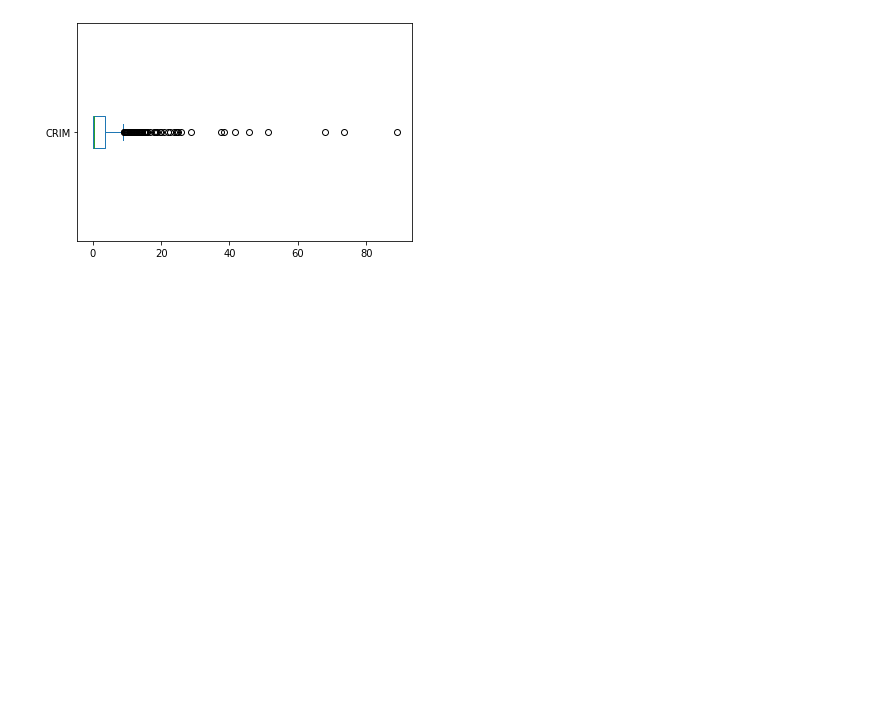
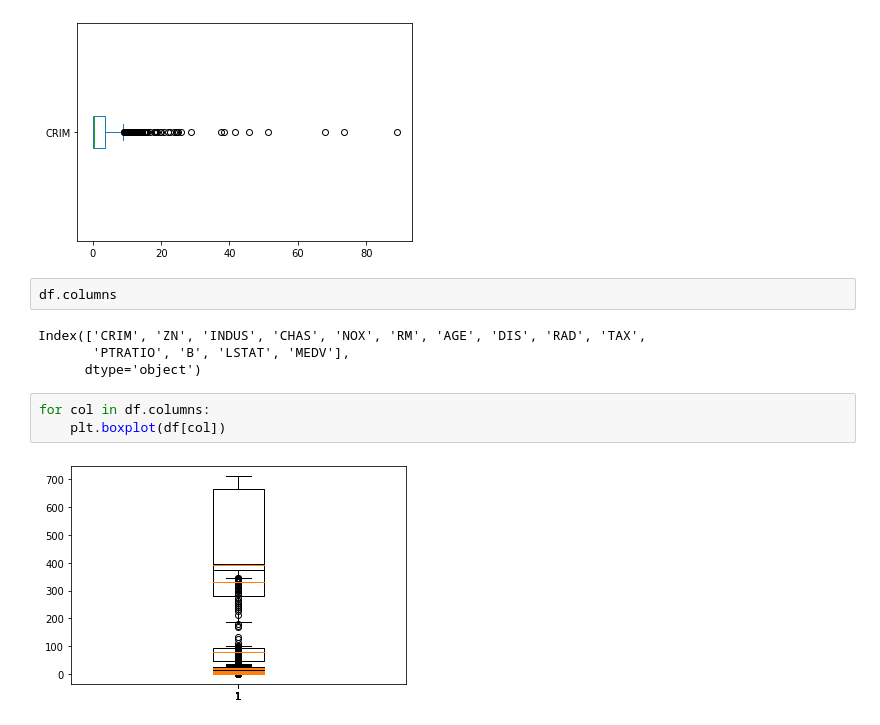
Before and after one commit to Ubaid-Ur-RehmanJ/kaggle-projects, a Jupyter notebook: boston-housing-prices.ipynb, the cells around one changed output. Saved outputs shown, nothing was run; the diff lists cells and outputs as text; blank space fills up the shorter version.

```diff
--- a/boston-housing-prices.ipynb
+++ b/boston-housing-prices.ipynb
@@ -163,3 +156,14 @@ df["CRIM"].plot(kind="box", vert=False)
 # %% [output]
 <AxesSubplot:>
 [figure]
+# %%
+df.columns
+# %% [output]
+Index(['CRIM', 'ZN', 'INDUS', 'CHAS', 'NOX', 'RM', 'AGE', 'DIS', 'RAD', 'TAX',
+       'PTRATIO', 'B', 'LSTAT', 'MEDV'],
+      dtype='object')
+# %%
+for col in df.columns:
+    plt.boxplot(df[col])
+# %% [output]
+[figure, added]
```
Also changed, not shown: parts of 31 cells of this notebook.
